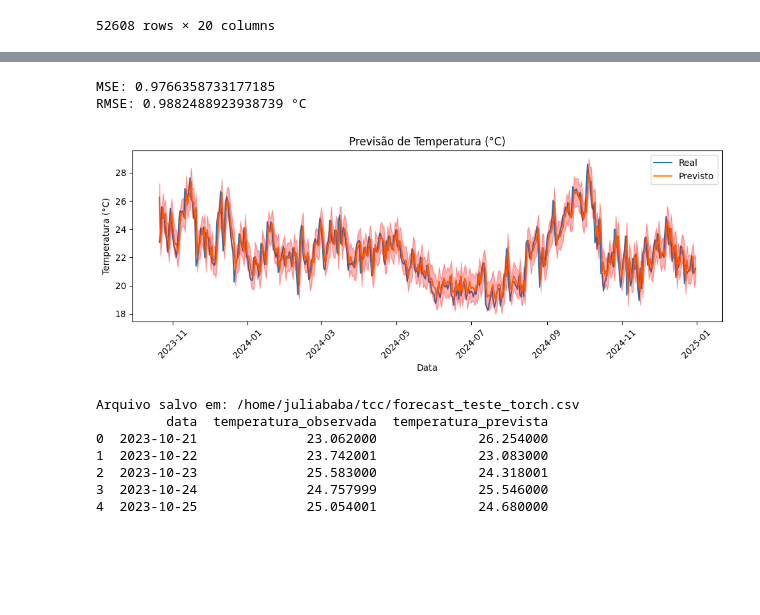
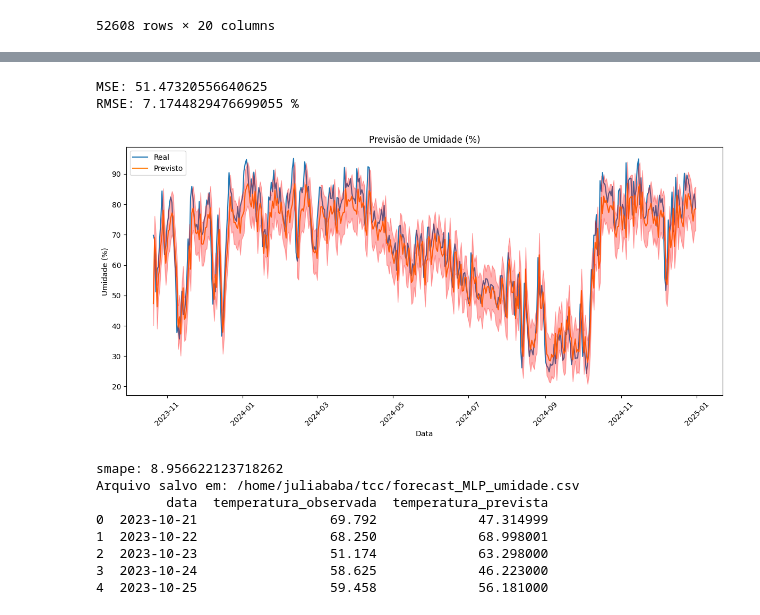
Before and after one commit to juliababa/TCC, a Jupyter notebook: neuralnetwork.ipynb, the cells around one changed output, grey strips where cells are left out. Cells and saved outputs as stored; diff of their text form; code cells hidden in the pictures; blank space fills up the shorter version.

```diff
--- a/neuralnetwork.ipynb
+++ b/neuralnetwork.ipynb
@@ -88,7 +88,7 @@ df_sorted = df_cleaned.sort_values(by='Data', ascending=True)
 df_sorted.info()
 
 # escolha da variável de interesse
-forecast_parameter = 'TEMPERATURA DO AR - BULBO SECO, HORARIA (°C)'
+forecast_parameter = 'UMIDADE RELATIVA DO AR, HORARIA (%)'
 
 if(forecast_parameter == "TEMPERATURA DO AR - BULBO SECO, HORARIA (°C)"):
     ylabel = "Temperatura (°C)"
@@ -280,7 +280,7 @@ y_pred_inv = scaler.inverse_transform(y_pred.reshape(-1, 1)).flatten()
 y_test_inv = scaler.inverse_transform(y_test_np.reshape(-1, 1)).flatten()
 
 # Plotar o gráfico
-plt.figure(figsize=(10, 4))
+plt.figure(figsize=(12, 6))
 plt.plot(data_test, y_test_inv, label="Real")
 plt.plot(data_test, y_pred_inv, label="Previsto")
 plt.legend()
@@ -294,44 +294,52 @@ plt.tight_layout()
 mse = mean_squared_error(y_test_inv, y_pred_inv)
 rmse = mse**0.5
 print(f'MSE: {mse}')
 print(f'RMSE: {rmse} {metric_unit}')
 plt.fill_between(data_test, (y_pred_inv-rmse), (y_pred_inv+rmse), alpha=.3, color='r', zorder=20)
 
 plt.show()
 
+def smape(y_true, y_pred):
+    y_true = np.asarray(y_true)
+    y_pred = np.asarray(y_pred)
+    return 100 * np.mean(2 * np.abs(y_pred - y_true) / (np.abs(y_pred) + np.abs(y_true)))
+
+print(f'smape: {smape(y_test_inv, y_pred_inv)}')
+
 import pandas as pd
 from pathlib import Path
 
 # Monta DataFrame com as colunas desejadas
 df_out = pd.DataFrame({
     "data": pd.to_datetime(data_test).strftime("%Y-%m-%d"),
     "temperatura_observada": y_test_inv,
     "temperatura_prevista": y_pred_inv
 })
 
 # Arredondar (opcional)
 df_out["temperatura_observada"] = df_out["temperatura_observada"].round(3)
 df_out["temperatura_prevista"] = df_out["temperatura_prevista"].round(3)
 
 # Caminho do arquivo
-saida = Path("forecast_arima_rolling.csv")
+saida = Path("forecast_MLP_umidade.csv")
 
 # Salvar com separador ';' e encoding compatível com Excel
 df_out.to_csv(saida, sep=";", index=False, encoding="utf-8-sig")
 
 print(f"Arquivo salvo em: {saida.resolve()}")
 print(df_out.head())
 # %% [output]
-MSE: 0.9766358733177185
-RMSE: 0.9882488923938739 °C
+MSE: 51.47320556640625
+RMSE: 7.1744829476699055 %
-[figure, old version]
+[figure, new version]
-Arquivo salvo em: /home/juliababa/tcc/forecast_teste_torch.csv
+smape: 8.956622123718262
+Arquivo salvo em: /home/juliababa/tcc/forecast_MLP_umidade.csv
          data  temperatura_observada  temperatura_prevista
-0  2023-10-21              23.062000             26.254000
-1  2023-10-22              23.742001             23.083000
-2  2023-10-23              25.583000             24.318001
-3  2023-10-24              24.757999             25.546000
-4  2023-10-25              25.054001             24.680000
+0  2023-10-21                 69.792             47.314999
+1  2023-10-22                 68.250             68.998001
+2  2023-10-23                 51.174             63.298000
+3  2023-10-24                 58.625             46.223000
+4  2023-10-25                 59.458             56.181000
 # %%
 import numpy as np
 from sklearn.preprocessing import MinMaxScaler
```
Also changed, not shown: parts of 9 cells of this notebook, 40 other files.
